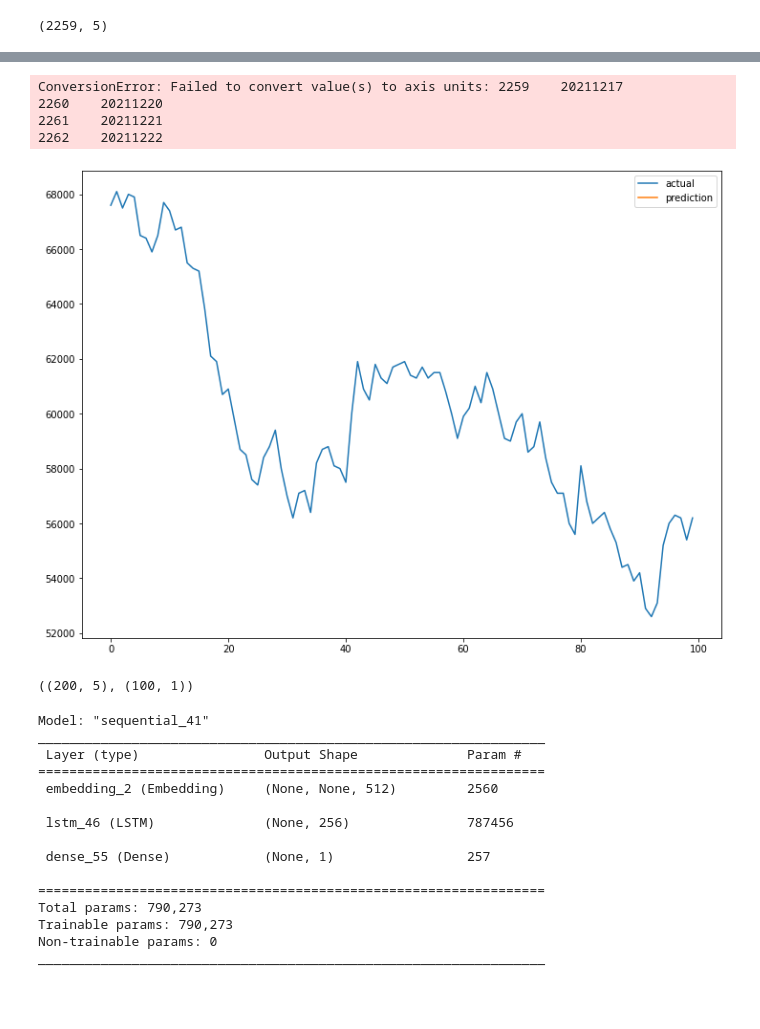
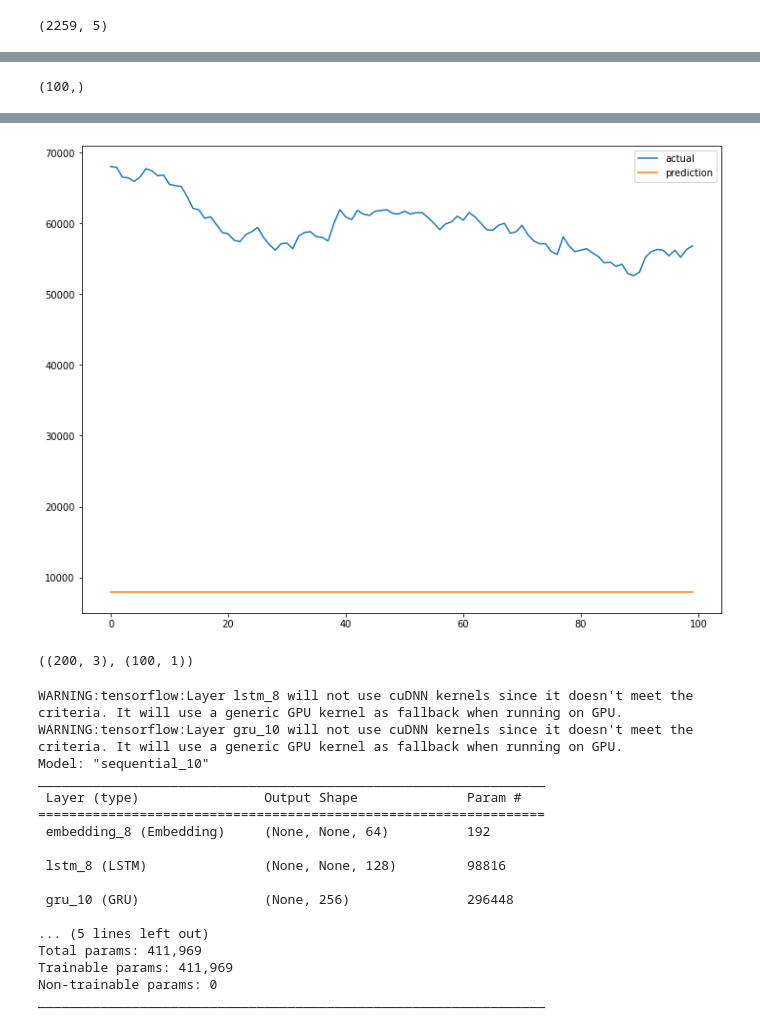
Before and after one commit to Ukjang/2022fin, a Jupyter notebook: 머신러닝_딥러닝/LSTM_삼성전자주가예측_프로젝트.ipynb, the cells around one changed output, grey strips where cells are left out. Cells and saved outputs as stored; diff of their text form; code cells hidden in the pictures; blank space fills up the shorter version.

```diff
--- a/머신러닝_딥러닝/LSTM_삼성전자주가예측_프로젝트.ipynb
+++ b/머신러닝_딥러닝/LSTM_삼성전자주가예측_프로젝트.ipynb
@@ -306,10 +346,14 @@ nan
+# %%
+pred.flatten().shape
+# %% [output]
+(100,)
 # %%
 pred = best_model.predict(test_feature)
-pred.shape
+pred.reshape
 plt.figure(figsize=(12, 9))
 plt.plot(test_label, label = 'actual')
-plt.plot(pred, label = 'prediction')
+plt.plot(pred.flatten(), label = 'prediction')
 plt.legend()
-plt.xticks(test_date)
+#plt.xticks(test_date)
 plt.show()
 # %% [output]
@@ -317,8 +361,4 @@ plt.show()
-ConversionError: Failed to convert value(s) to axis units: 2259    20211217
-2260    20211220
-2261    20211221
-2262    20211222
-[figure, old version]
+[figure, new version]
 # %%
 from sklearn.model_selection import train_test_split
 import numpy as np
@@ -329,30 +369,34 @@ y_train = train[label_cols]
 # %%
-X_test = test[feature_cols]
-y_test = test[label_cols]
+X_test = test[feature_cols].values
+y_test = test[label_cols].values
 
 X_test.shape, test_label.shape
 # %% [output]
-((200, 5), (100, 1))
+((200, 3), (100, 1))
 # %%
 model = Sequential([
-     Embedding(5, 512),
-     LSTM(256),
+     Embedding(3, 64),
+     LSTM(128,  return_sequences=True, activation='relu'),
+     GRU(256, activation='relu'),
+     Dense(64, activation='relu'),
      Dense(1)])
 model.summary()
 # %% [output]
-Model: "sequential_41"
+WARNING:tensorflow:Layer lstm_8 will not use cuDNN kernels since it doesn't meet the criteria. It will use a generic GPU kernel as fallback when running on GPU.
+WARNING:tensorflow:Layer gru_10 will not use cuDNN kernels since it doesn't meet the criteria. It will use a generic GPU kernel as fallback when running on GPU.
+Model: "sequential_10"
 _________________________________________________________________
  Layer (type)                Output Shape              Param #
 =================================================================
- embedding_2 (Embedding)     (None, None, 512)         2560
+ embedding_8 (Embedding)     (None, None, 64)          192
 
- lstm_46 (LSTM)              (None, 256)               787456
+ lstm_8 (LSTM)               (None, None, 128)         98816
 
- dense_55 (Dense)            (None, 1)                 257
+ gru_10 (GRU)                (None, 256)               296448
 
-=================================================================
-Total params: 790,273
-Trainable params: 790,273
+... (5 lines left out)
+Total params: 411,969
+Trainable params: 411,969
 Non-trainable params: 0
 _________________________________________________________________
 # %%
```
Also changed, not shown: parts of 38 cells of this notebook, 4 other files.
